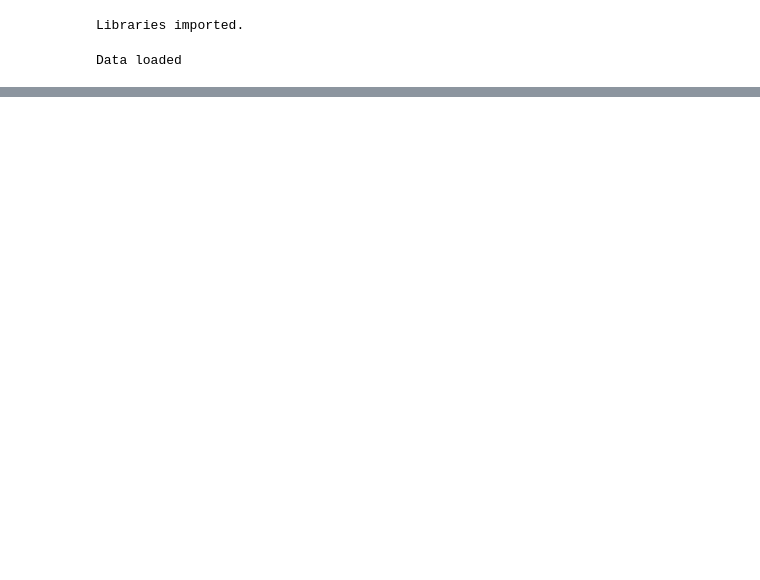
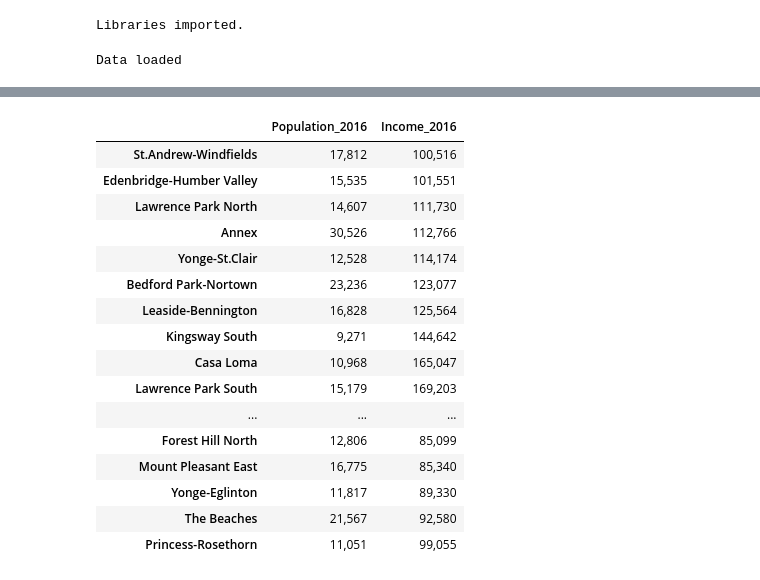
Before and after one commit to githubasr/Applied-Data-Science-Capstone, a Jupyter notebook: The Battle of Neighborhoods (Week 1).ipynb, the cells around one changed output, grey strips where cells are left out. Saved outputs shown, nothing was run; the diff lists cells and outputs as text; code cells hidden in the pictures; blank space fills up the shorter version.

```diff
--- a/The Battle of Neighborhoods (Week 1).ipynb
+++ b/The Battle of Neighborhoods (Week 1).ipynb
@@ -29,3 +29,7 @@ df.head()
 | 2 | Population | Population and dwellings | Census Profile 98-316-X2016001 | Population, 2016 | 2,731,571 | 29,113 | ... |
 | 3 | Population | Population and dwellings | Census Profile 98-316-X2016001 | Population, 2011 | 2,615,060 | 30,279 | ... |
 | 4 | Population | Population and dwellings | Census Profile 98-316-X2016001 | Population Change 2011-2016 | 4.50% | -3.90% | ... |
+# %%
+Neighbourhoods = list(df.columns.values)
+Neighbourhoods = Neighbourhoods[5:]
+print(Neighbourhoods)
@@ -31,0 +38,3 @@ df.head()
+# %%
+dfToronto = pd.DataFrame(index=Neighbourhoods, columns=["Population_2016","Income_2016"])
+dfToronto.head()
@@ -31,0 +48,24 @@ df.head()
+# %%
+for index, row in dfToronto.iterrows():
+    dfToronto.at[index, 'Population_2016'] = df[index][2]
+    dfToronto.at[index, 'Income_2016'] = df[index][2264]
+
+dfToronto.sort_values('Income_2016')
+# %% [output]
+|  | Population_2016 | Income_2016 |
+| St.Andrew-Windfields | 17,812 | 100,516 |
+| Edenbridge-Humber Valley | 15,535 | 101,551 |
+| Lawrence Park North | 14,607 | 111,730 |
+| Annex | 30,526 | 112,766 |
+| Yonge-St.Clair | 12,528 | 114,174 |
+| Bedford Park-Nortown | 23,236 | 123,077 |
+| Leaside-Bennington | 16,828 | 125,564 |
+| Kingsway South | 9,271 | 144,642 |
+| Casa Loma | 10,968 | 165,047 |
+| Lawrence Park South | 15,179 | 169,203 |
+| ... | ... | ... |
+| Forest Hill North | 12,806 | 85,099 |
+| Mount Pleasant East | 16,775 | 85,340 |
+| Yonge-Eglinton | 11,817 | 89,330 |
+| The Beaches | 21,567 | 92,580 |
+| Princess-Rosethorn | 11,051 | 99,055 |
```
Also changed, not shown: parts of 2 cells of this notebook.
